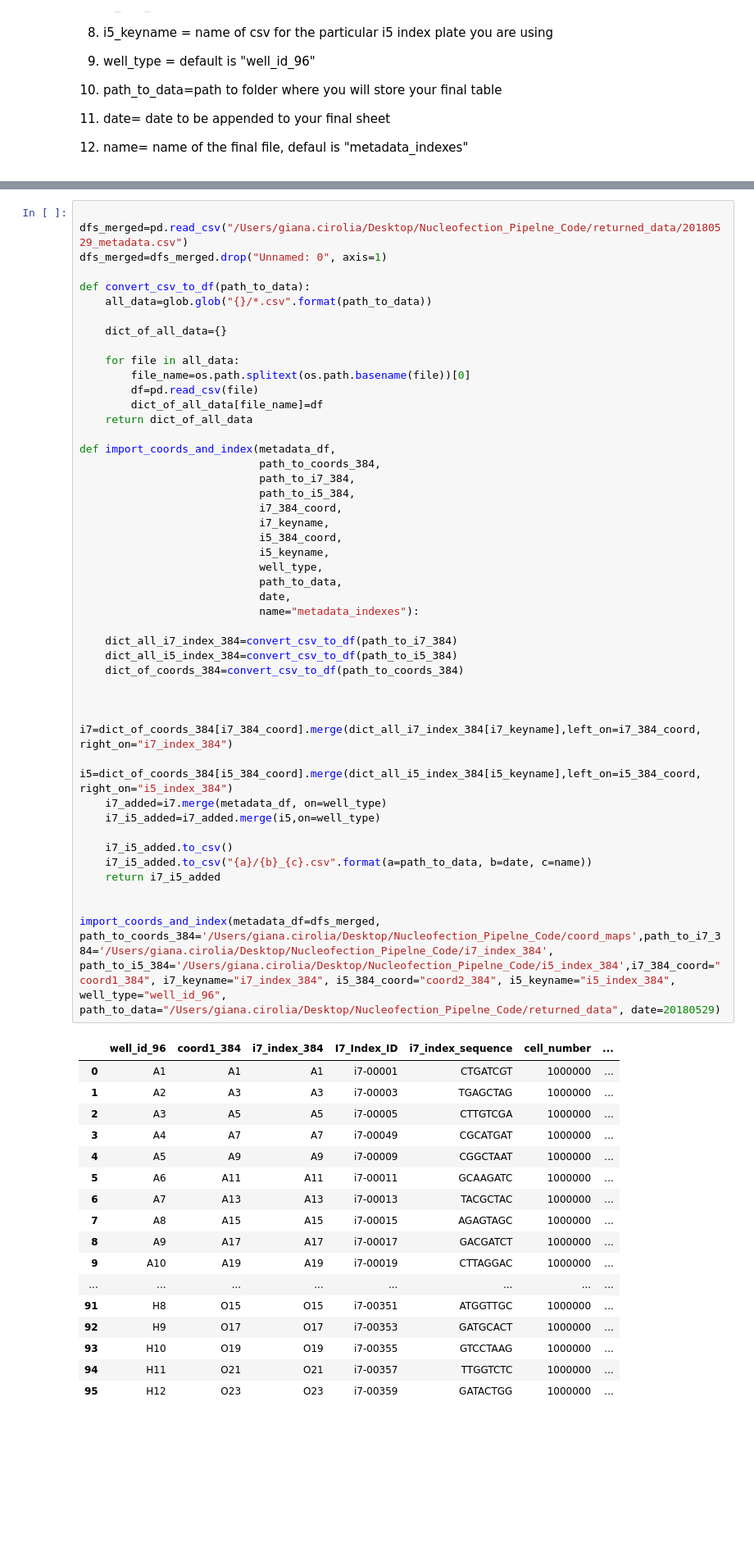
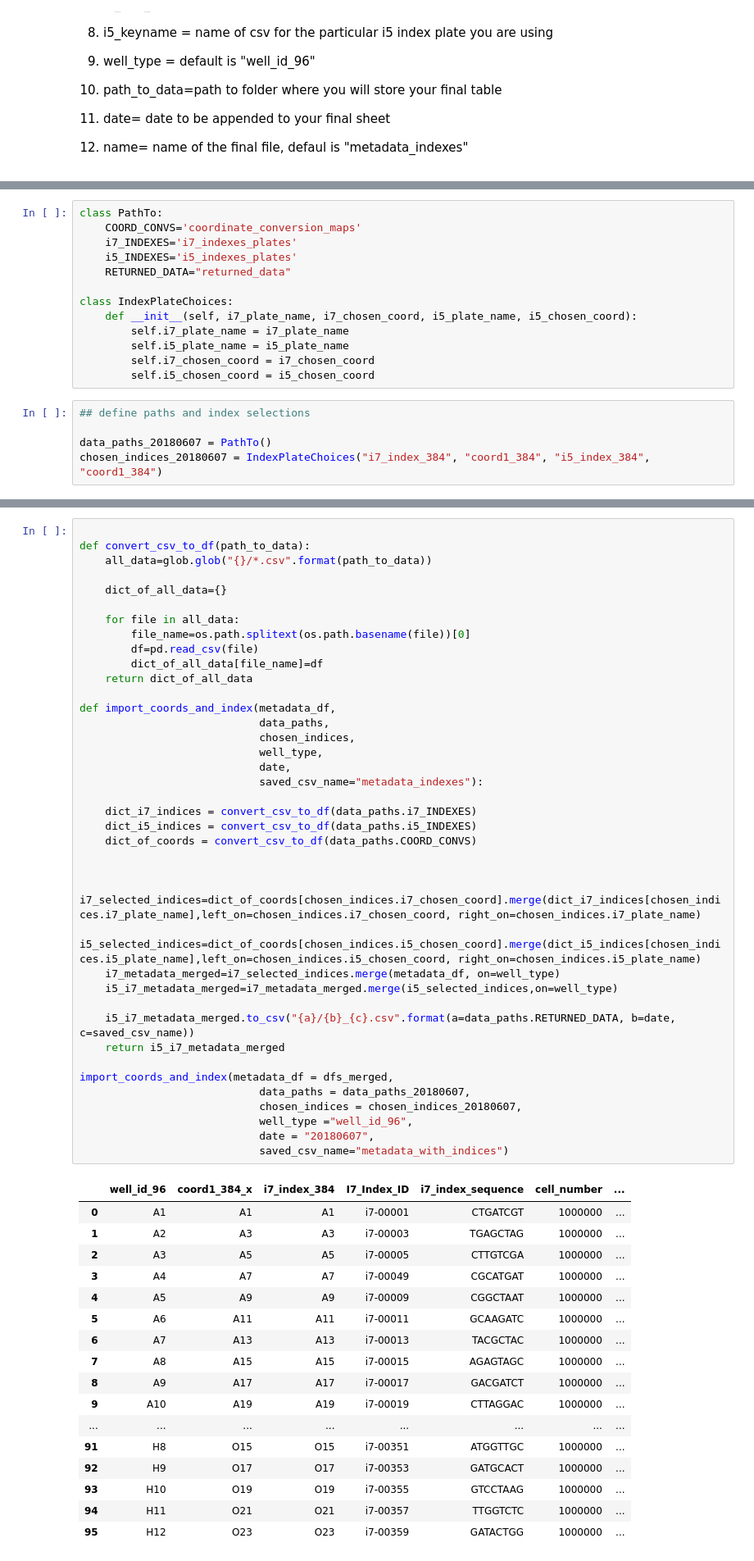
Before and after one commit to czbiohub/labmate, a Jupyter notebook: 20180605_Giana_Aaron_labmate_96totidy_addindex.ipynb, the cells around one changed output, grey strips where cells are left out. Shown: that part at 82% size. Drawn from its saved outputs; the diff is of its cells as text; blank space fills up the shorter version.

Commit message:
changed folder names and added class objects for function simplification

```diff
--- a/20180605_Giana_Aaron_labmate_96totidy_addindex.ipynb
+++ b/20180605_Giana_Aaron_labmate_96totidy_addindex.ipynb
@@ -34,0 +46,18 @@ This function will take in the following parameters:
+# %%
+class PathTo:
+    COORD_CONVS='coordinate_conversion_maps'
+    i7_INDEXES='i7_indexes_plates'
+    i5_INDEXES='i5_indexes_plates'
+    RETURNED_DATA="returned_data"
+
+class IndexPlateChoices:
+    def __init__(self, i7_plate_name, i7_chosen_coord, i5_plate_name, i5_chosen_coord):
+        self.i7_plate_name = i7_plate_name
+        self.i5_plate_name = i5_plate_name
+        self.i7_chosen_coord = i7_chosen_coord
+        self.i5_chosen_coord = i5_chosen_coord
+# %%
+## define paths and index selections
+
+data_paths_20180607 = PathTo()
+chosen_indices_20180607 = IndexPlateChoices("i7_index_384", "coord1_384", "i5_index_384", "coord1_384")
@@ -35,50 +69,44 @@ This function will take in the following parameters:
 # %%
-
-dfs_merged=pd.read_csv("/Users/giana.cirolia/Desktop/Nucleofection_Pipelne_Code/returned_data/20180529_metadata.csv")
-dfs_merged=dfs_merged.drop("Unnamed: 0", axis=1)
 
 def convert_csv_to_df(path_to_data):
     all_data=glob.glob("{}/*.csv".format(path_to_data))
 
     dict_of_all_data={}
 
     for file in all_data:
         file_name=os.path.splitext(os.path.basename(file))[0]
         df=pd.read_csv(file)
         dict_of_all_data[file_name]=df
     return dict_of_all_data
 
 def import_coords_and_index(metadata_df,
-                            path_to_coords_384,
-                            path_to_i7_384,
-                            path_to_i5_384,
-                            i7_384_coord,
-                            i7_keyname,
-                            i5_384_coord,
-                            i5_keyname,
+                            data_paths,
+                            chosen_indices,
                             well_type,
-                            path_to_data,
                             date,
-                            name="metadata_indexes"):
+                            saved_csv_name="metadata_indexes"):
 
-    dict_all_i7_index_384=convert_csv_to_df(path_to_i7_384)
-    dict_all_i5_index_384=convert_csv_to_df(path_to_i5_384)
-    dict_of_coords_384=convert_csv_to_df(path_to_coords_384)
+    dict_i7_indices = convert_csv_to_df(data_paths.i7_INDEXES)
+    dict_i5_indices = convert_csv_to_df(data_paths.i5_INDEXES)
+    dict_of_coords = convert_csv_to_df(data_paths.COORD_CONVS)
 
 
-    i7=dict_of_coords_384[i7_384_coord].merge(dict_all_i7_index_384[i7_keyname],left_on=i7_384_coord, right_on="i7_index_384")
-    i5=dict_of_coords_384[i5_384_coord].merge(dict_all_i5_index_384[i5_keyname],left_on=i5_384_coord, right_on="i5_index_384")
-    i7_added=i7.merge(metadata_df, on=well_type)
-    i7_i5_added=i7_added.merge(i5,on=well_type)
+    i7_selected_indices=dict_of_coords[chosen_indices.i7_chosen_coord].merge(dict_i7_indices[chosen_indices.i7_plate_name],left_on=chosen_indices.i7_chosen_coord, right_on=chosen_indices.i7_plate_name)
+    i5_selected_indices=dict_of_coords[chosen_indices.i5_chosen_coord].merge(dict_i5_indices[chosen_indices.i5_plate_name],left_on=chosen_indices.i5_chosen_coord, right_on=chosen_indices.i5_plate_name)
+    i7_metadata_merged=i7_selected_indices.merge(metadata_df, on=well_type)
+    i5_i7_metadata_merged=i7_metadata_merged.merge(i5_selected_indices,on=well_type)
 
-    i7_i5_added.to_csv()
-    i7_i5_added.to_csv("{a}/{b}_{c}.csv".format(a=path_to_data, b=date, c=name))
-    return i7_i5_added
+    i5_i7_metadata_merged.to_csv("{a}/{b}_{c}.csv".format(a=data_paths.RETURNED_DATA, b=date, c=saved_csv_name))
+    return i5_i7_metadata_merged
 
-
-import_coords_and_index(metadata_df=dfs_merged, path_to_coords_384='/Users/giana.cirolia/Desktop/Nucleofection_Pipelne_Code/coord_maps',path_to_i7_384='/Users/giana.cirolia/Desktop/Nucleofection_Pipelne_Code/i7_index_384', path_to_i5_384='/Users/giana.cirolia/Desktop/Nucleofection_Pipelne_Code/i5_index_384',i7_384_coord="coord1_384", i7_keyname="i7_index_384", i5_384_coord="coord2_384", i5_keyname="i5_index_384", well_type="well_id_96", path_to_data="/Users/giana.cirolia/Desktop/Nucleofection_Pipelne_Code/returned_data", date=20180529)
+import_coords_and_index(metadata_df = dfs_merged,
+                            data_paths = data_paths_20180607,
+                            chosen_indices = chosen_indices_20180607,
+                            well_type ="well_id_96",
+                            date = "20180607",
+                            saved_csv_name="metadata_with_indices")
 # %% [output]
-|  | well_id_96 | coord1_384 | i7_index_384 | I7_Index_ID | i7_index_sequence | cell_number | ... |
+|  | well_id_96 | coord1_384_x | i7_index_384 | I7_Index_ID | i7_index_sequence | cell_number | ... |
 | 0 | A1 | A1 | A1 | i7-00001 | CTGATCGT | 1000000 | ... |
 | 1 | A2 | A3 | A3 | i7-00003 | TGAGCTAG | 1000000 | ... |
 | 2 | A3 | A5 | A5 | i7-00005 | CTTGTCGA | 1000000 | ... |
```
Also changed, not shown: parts of 4 cells of this notebook, 24 other files.
